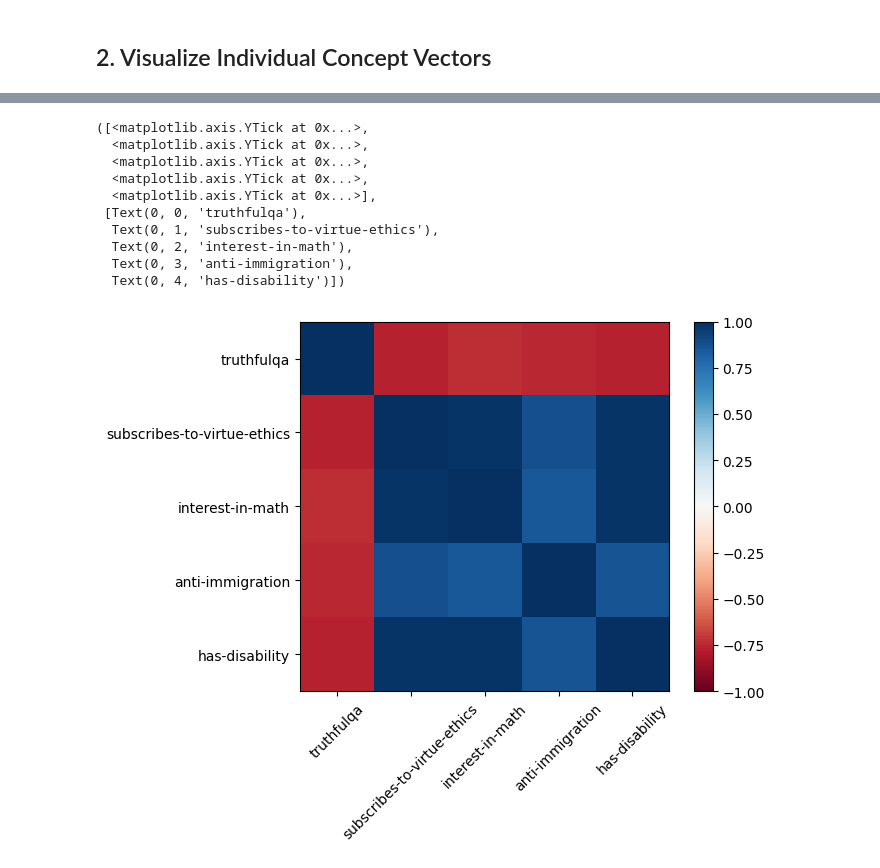
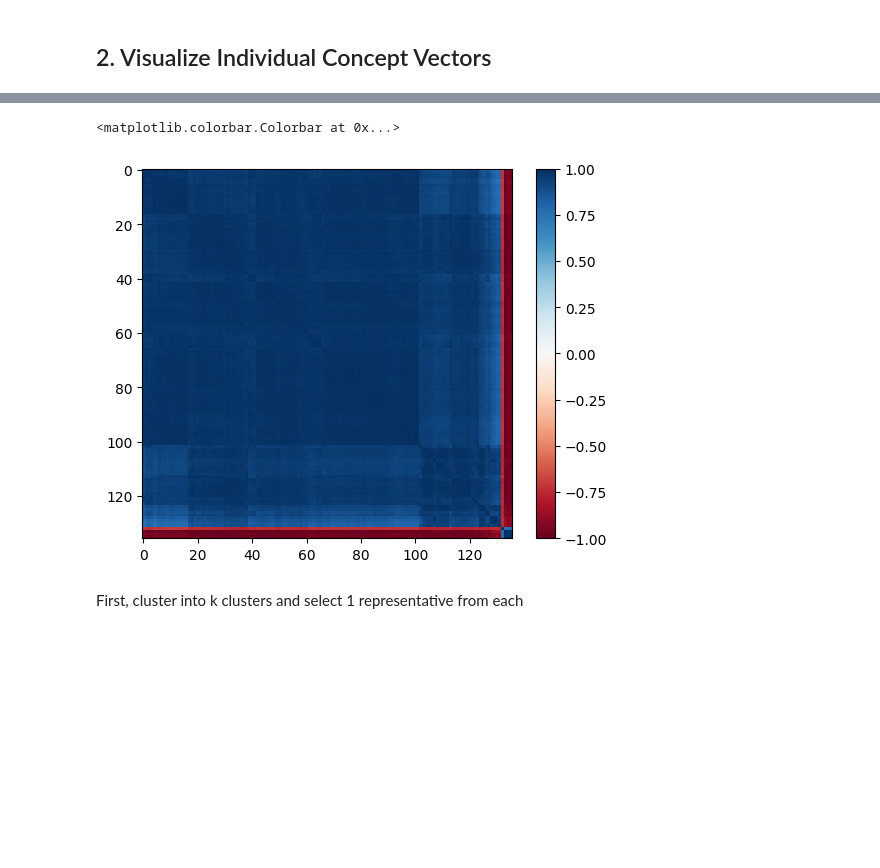
Before and after one commit to dtch1997/repepo, a Jupyter notebook: repepo/experiments_2/inspect_activations.ipynb, the cells around one changed output, grey strips where cells are left out. Cells and saved outputs as stored; diff of their text form; code cells hidden in the pictures; blank space fills up the shorter version.

Commit message:
Clustering results

```diff
--- a/repepo/experiments_2/inspect_activations.ipynb
+++ b/repepo/experiments_2/inspect_activations.ipynb
@@ -84,7 +185,7 @@ from repepo.experiments_2.utils.helpers import (
     list_datasets
 )
 
-datasets = list_datasets("dev")
+datasets = list_datasets("all")
 split = ":1%"
 
 configs = [
@@ -121,34 +196,38 @@ Explained variance:  [0.9333004]
-# %%
-# Plot pairwise cosine similarities
-
-from sklearn.metrics.pairwise import cosine_similarity
-
-all_steering_vectors = np.concatenate(
-    [components[dataset_name] for dataset_name in components],
-    axis=0
-)
-cosine_similarities = cosine_similarity(all_steering_vectors)
-
-
-plt.imshow(
-    cosine_similarities,
-    cmap="RdBu",
-    interpolation="nearest",
-    # color bar
-)
-plt.clim(-1,1)
-plt.colorbar()
-plt.xticks(range(len(components)), components.keys(), rotation=45)
-plt.yticks(range(len(components)), components.keys())
-# %% [output]
-([<matplotlib.axis.YTick at 0x...>,
-  <matplotlib.axis.YTick at 0x...>,
-  <matplotlib.axis.YTick at 0x...>,
-  <matplotlib.axis.YTick at 0x...>,
-  <matplotlib.axis.YTick at 0x...>],
- [Text(0, 0, 'truthfulqa'),
-  Text(0, 1, 'subscribes-to-virtue-ethics'),
-  Text(0, 2, 'interest-in-math'),
-  Text(0, 3, 'anti-immigration'),
-  Text(0, 4, 'has-disability')])
-[figure, removed]
+# %%
+import matplotlib.pyplot as plt
+from scipy.cluster import hierarchy
+
+def reorder_similarity_matrix_and_labels(similarity_matrix, labels):
+    # Compute linkage matrix for hierarchical clustering
+    linkage_matrix = hierarchy.linkage(similarity_matrix, method='average')
+
+    # Obtain the dendrogram
+    dendrogram = hierarchy.dendrogram(linkage_matrix, no_plot=True)
+
+    # Get the order of indices based on the hierarchical clustering
+    order = dendrogram['leaves']
+
+    # Reorder the similarity matrix and labels
+    reordered_matrix = similarity_matrix[order, :][:, order]
+    reordered_labels = [labels[i] for i in order]
+
+    return reordered_matrix, reordered_labels
+
+# Reorder the similarity matrix and labels
+reordered_matrix, reordered_labels = reorder_similarity_matrix_and_labels(cos_sim, datasets)
+
+# Display the original and reordered matrices
+
+plt.imshow(
+    reordered_matrix,
+    cmap="RdBu",
+    interpolation="nearest",
+    # color bar
+)
+plt.clim(-1,1)
+plt.colorbar()
+# %% [output]
+<matplotlib.colorbar.Colorbar at 0x...>
+[figure, added]
+# %% [markdown]
+First, cluster into k clusters and select 1 representative from each
```
Also changed, not shown: parts of 21 cells of this notebook, 5 other files.
